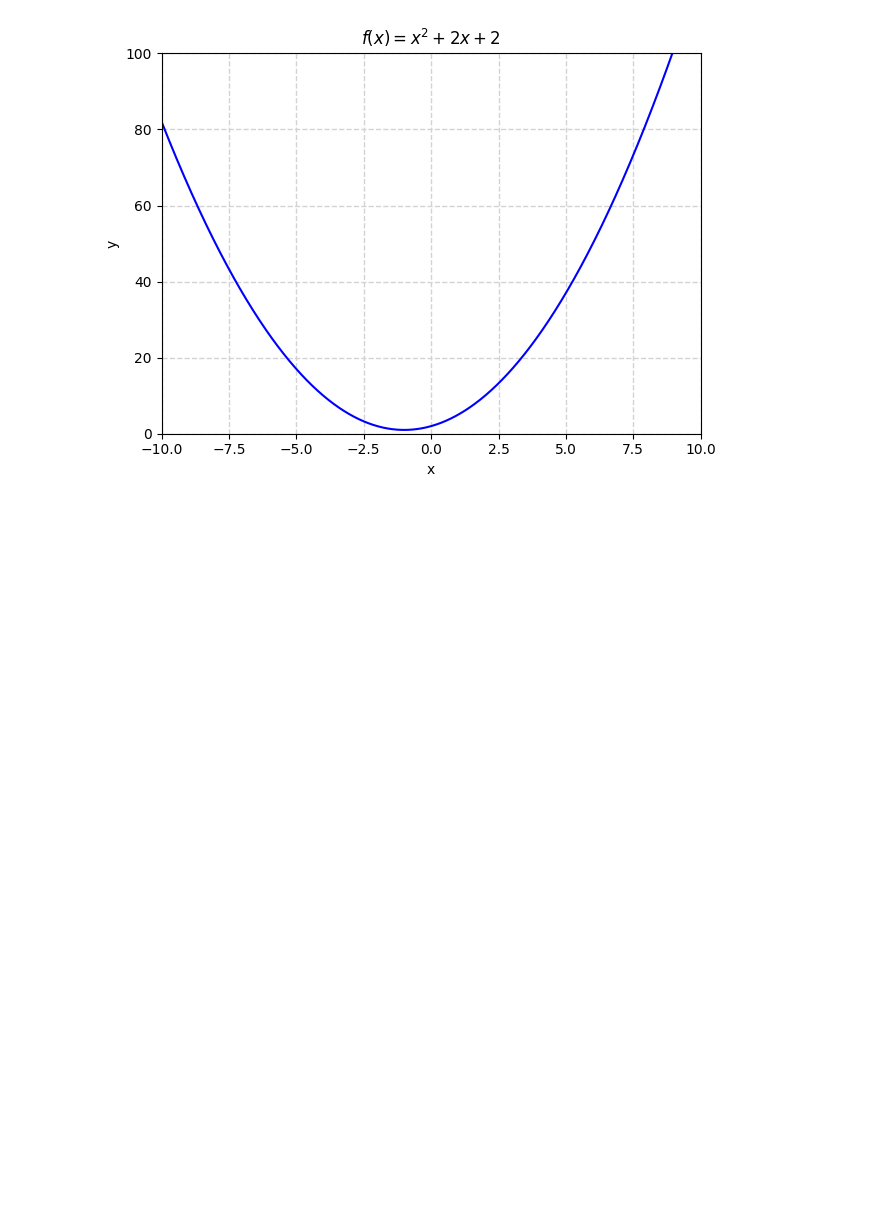
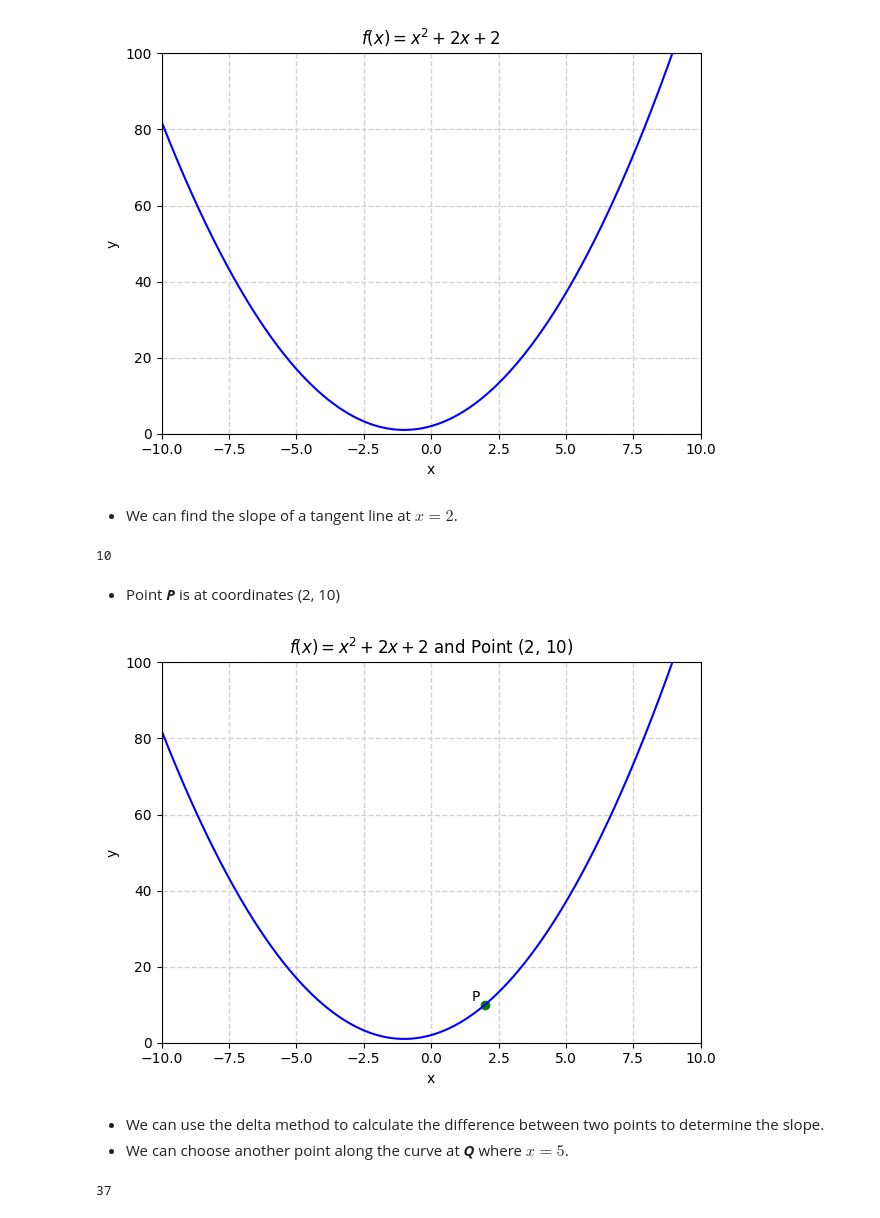
Before and after one commit to k3robotics/ML-Essentials, a Jupyter notebook: ML_Calculus.ipynb, the cells around one changed output. Saved outputs shown, nothing was run; the diff lists cells and outputs as text; code cells hidden in the pictures; blank space fills up the shorter version.

```diff
--- a/ML_Calculus.ipynb
+++ b/ML_Calculus.ipynb
@@ -295,3 +299,37 @@ plt.tight_layout()
 plt.show()
 # %% [output]
 [figure]
+# %% [markdown]
+*  We can find the slope of a tangent line at $x=2$.
+# %%
+# Find f(2)
+f(2)
+# %% [output]
+10
+# %% [markdown]
+* Point ***P*** is at coordinates (2, 10)
+# %%
+x = np.linspace(-10, 10, 1000) # start, finish, number of points
+y = f(x)
+fig, ax = plt.subplots()
+ax.set_xlim([-10, 10])
+ax.set_ylim([0, 100])
+plt.plot(x, y, color='b');
+plt.scatter(2, 10, color='g')
+plt.text(1.5, 11, 'P')
+plt.xlabel("x")
+plt.ylabel("y")
+plt.title("$f(x) = x^2 + 2x + 2$ and Point (2, 10)")
+plt.grid(color='lightgray', linestyle='--', linewidth=1)
+plt.tight_layout()
+plt.show()
+# %% [output]
+[figure, added]
+# %% [markdown]
+*  We can use the delta method to calculate the difference between two points to determine the slope.
+*  We can choose another point along the curve at ***Q*** where $x=5$.
+# %%
+# Find f(5)
+f(5)
+# %% [output]
+37
```
Also changed, not shown: parts of 26 cells of this notebook.
